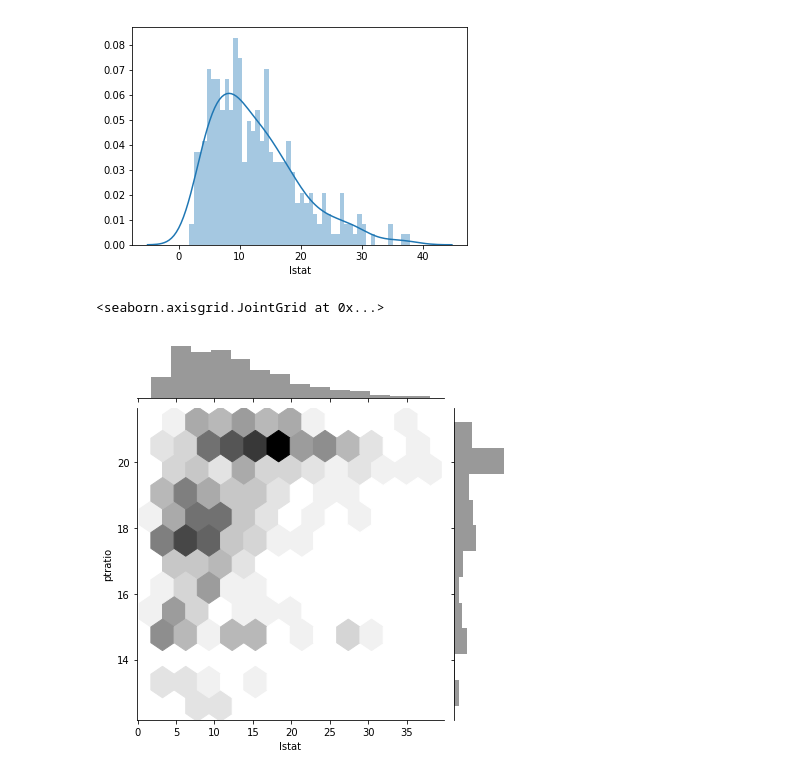
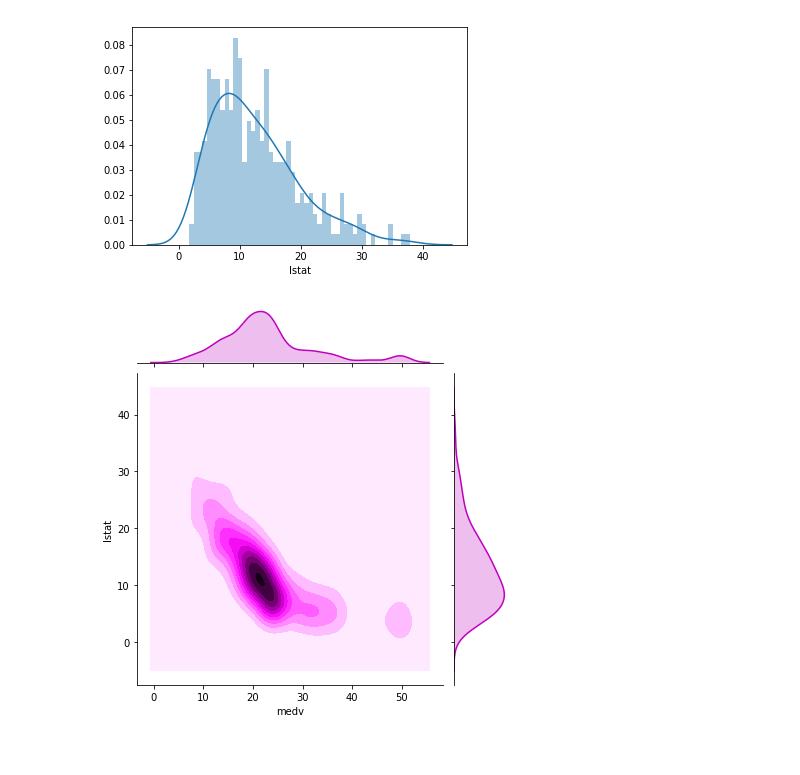
Before and after one commit to vishnutalanki/BostonHosuing, a Jupyter notebook: Exploratory Data Analysis of Boston housing prices.ipynb, the cells around one changed output. Drawn from its saved outputs; the diff is of its cells as text; code cells hidden in the pictures.

Commit message:
kde plot

```diff
--- a/Exploratory Data Analysis of Boston housing prices.ipynb
+++ b/Exploratory Data Analysis of Boston housing prices.ipynb
@@ -91,7 +91,7 @@ sns.distplot(data["lstat"],bins=50)
 <matplotlib.axes._subplots.AxesSubplot at 0x...>
 [figure]
 # %%
-sns.jointplot(x="lstat",y="ptratio",data=data,kind="hex",color="k")
+sns.jointplot(x="medv",y="lstat",data=data,color="m",kind="kde")
+plt.show()
 # %% [output]
-<seaborn.axisgrid.JointGrid at 0x...>
-[figure, old version]
+[figure, new version]
```
